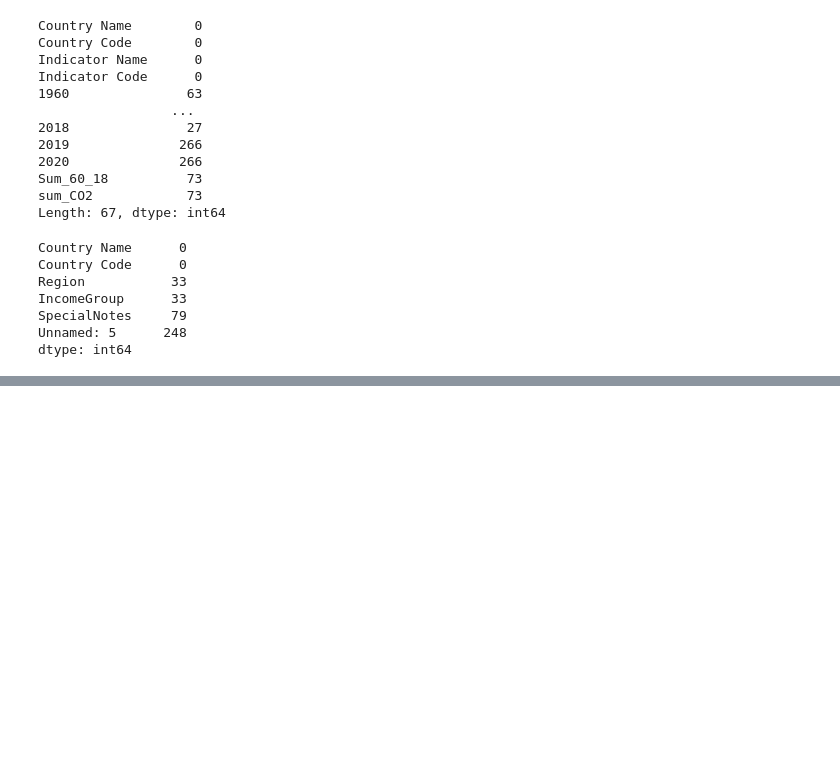
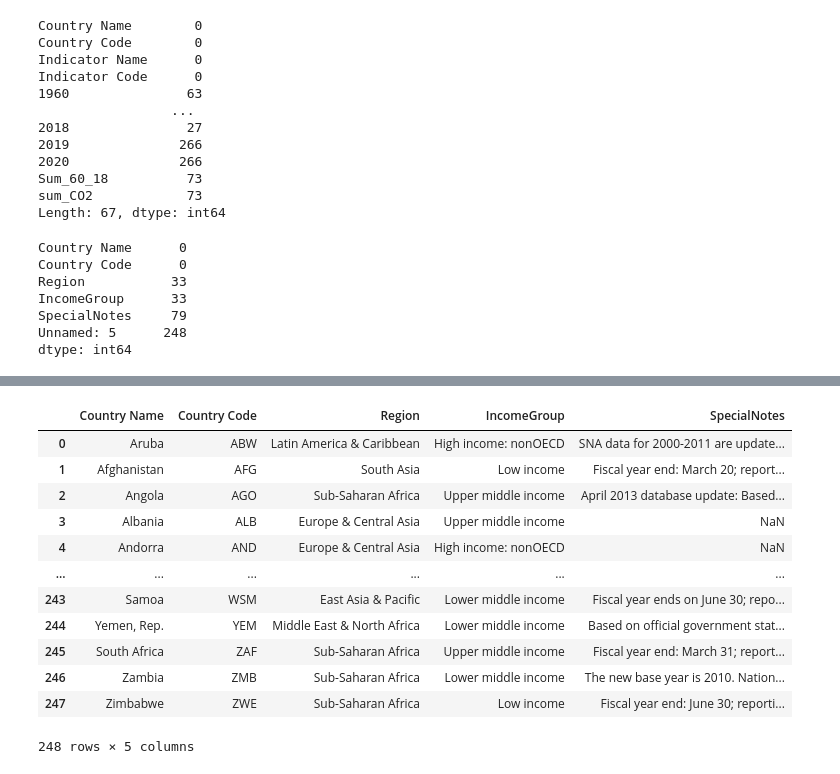
Before and after one commit to nacubogdan/UCDPA_Bogdan-Nacu, a Jupyter notebook: UCD_Project.ipynb, the cells around one changed output, grey strips where cells are left out. Saved outputs shown, nothing was run; the diff lists cells and outputs as text; code cells hidden in the pictures; blank space fills up the shorter version.

```diff
--- a/UCD_Project.ipynb
+++ b/UCD_Project.ipynb
@@ -309,0 +332,18 @@ dtype: int64
+# %%
+Country_income.dropna(axis=1, how='all', inplace = True)
+# %%
+Country_income
+# %% [output]
+|  | Country Name | Country Code | Region | IncomeGroup | SpecialNotes |
+| 0 | Aruba | ABW | Latin America & Caribbean | High income: nonOECD | SNA data for 2000-2011 are update... |
+| 1 | Afghanistan | AFG | South Asia | Low income | Fiscal year end: March 20; report... |
+| 2 | Angola | AGO | Sub-Saharan Africa | Upper middle income | April 2013 database update: Based... |
+| 3 | Albania | ALB | Europe & Central Asia | Upper middle income | NaN |
+| 4 | Andorra | AND | Europe & Central Asia | High income: nonOECD | NaN |
+| ... | ... | ... | ... | ... | ... |
+| 243 | Samoa | WSM | East Asia & Pacific | Lower middle income | Fiscal year ends on June 30; repo... |
+| 244 | Yemen, Rep. | YEM | Middle East & North Africa | Lower middle income | Based on official government stat... |
+| 245 | South Africa | ZAF | Sub-Saharan Africa | Upper middle income | Fiscal year end: March 31; report... |
+| 246 | Zambia | ZMB | Sub-Saharan Africa | Lower middle income | The new base year is 2010. Nation... |
+| 247 | Zimbabwe | ZWE | Sub-Saharan Africa | Low income | Fiscal year end: June 30; reporti... |
+248 rows × 5 columns
```
Also changed, not shown: parts of 6 cells of this notebook.
